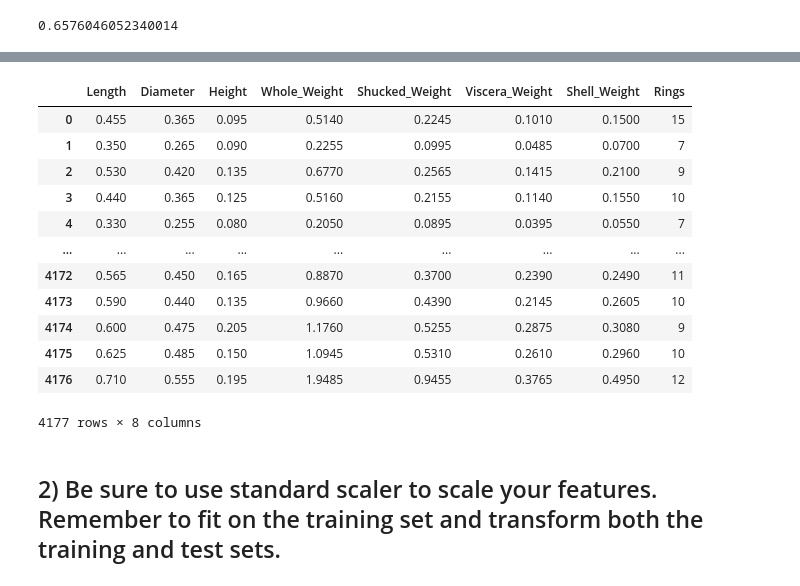
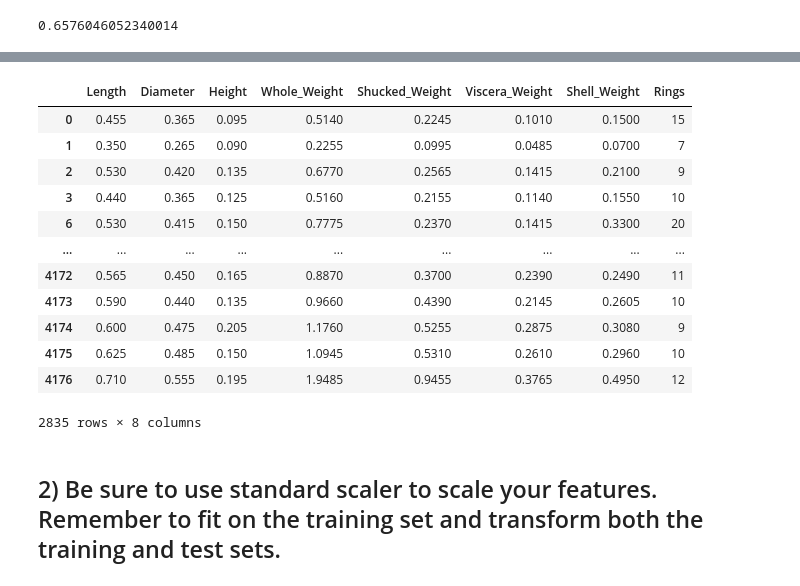
Before and after one commit to PaletteofDesign/knn, a Jupyter notebook: knn.ipynb, the cells around one changed output, grey strips where cells are left out. Cells and saved outputs as stored; diff of their text form; code cells hidden in the pictures.

```diff
--- a/knn.ipynb
+++ b/knn.ipynb
@@ -101,0 +115,2 @@ reg.score(X, y)
+# %%
+filter = (df['Sex']== 'M') | (df['Sex']=='F')
@@ -102,18 +133,18 @@ reg.score(X, y)
 # %%
-X = df.loc[:,['Length', 'Diameter', 'Height', 'Whole_Weight', 'Shucked_Weight', 'Viscera_Weight', 'Shell_Weight', 'Rings']]
+X = df[filter].loc[:,['Length', 'Diameter', 'Height', 'Whole_Weight', 'Shucked_Weight', 'Viscera_Weight', 'Shell_Weight', 'Rings']]
 X
 # %% [output]
 |  | Length | Diameter | Height | Whole_Weight | Shucked_Weight | Viscera_Weight | Shell_Weight | Rings |
 | 0 | 0.455 | 0.365 | 0.095 | 0.5140 | 0.2245 | 0.1010 | 0.1500 | 15 |
 | 1 | 0.350 | 0.265 | 0.090 | 0.2255 | 0.0995 | 0.0485 | 0.0700 | 7 |
 | 2 | 0.530 | 0.420 | 0.135 | 0.6770 | 0.2565 | 0.1415 | 0.2100 | 9 |
 | 3 | 0.440 | 0.365 | 0.125 | 0.5160 | 0.2155 | 0.1140 | 0.1550 | 10 |
-| 4 | 0.330 | 0.255 | 0.080 | 0.2050 | 0.0895 | 0.0395 | 0.0550 | 7 |
+| 6 | 0.530 | 0.415 | 0.150 | 0.7775 | 0.2370 | 0.1415 | 0.3300 | 20 |
 | ... | ... | ... | ... | ... | ... | ... | ... | ... |
 | 4172 | 0.565 | 0.450 | 0.165 | 0.8870 | 0.3700 | 0.2390 | 0.2490 | 11 |
 | 4173 | 0.590 | 0.440 | 0.135 | 0.9660 | 0.4390 | 0.2145 | 0.2605 | 10 |
 | 4174 | 0.600 | 0.475 | 0.205 | 1.1760 | 0.5255 | 0.2875 | 0.3080 | 9 |
 | 4175 | 0.625 | 0.485 | 0.150 | 1.0945 | 0.5310 | 0.2610 | 0.2960 | 10 |
 | 4176 | 0.710 | 0.555 | 0.195 | 1.9485 | 0.9455 | 0.3765 | 0.4950 | 12 |
-4177 rows × 8 columns
+2835 rows × 8 columns
 # %%
```
Also changed, not shown: parts of 18 cells of this notebook.
